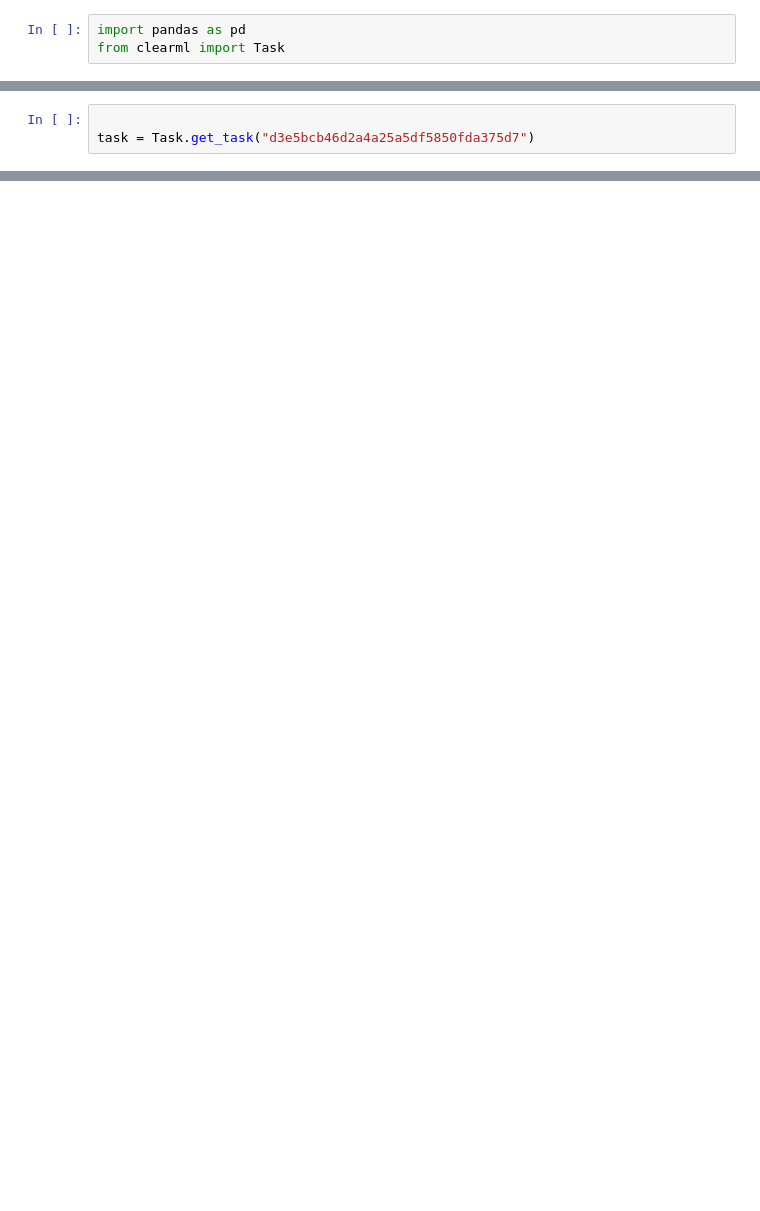
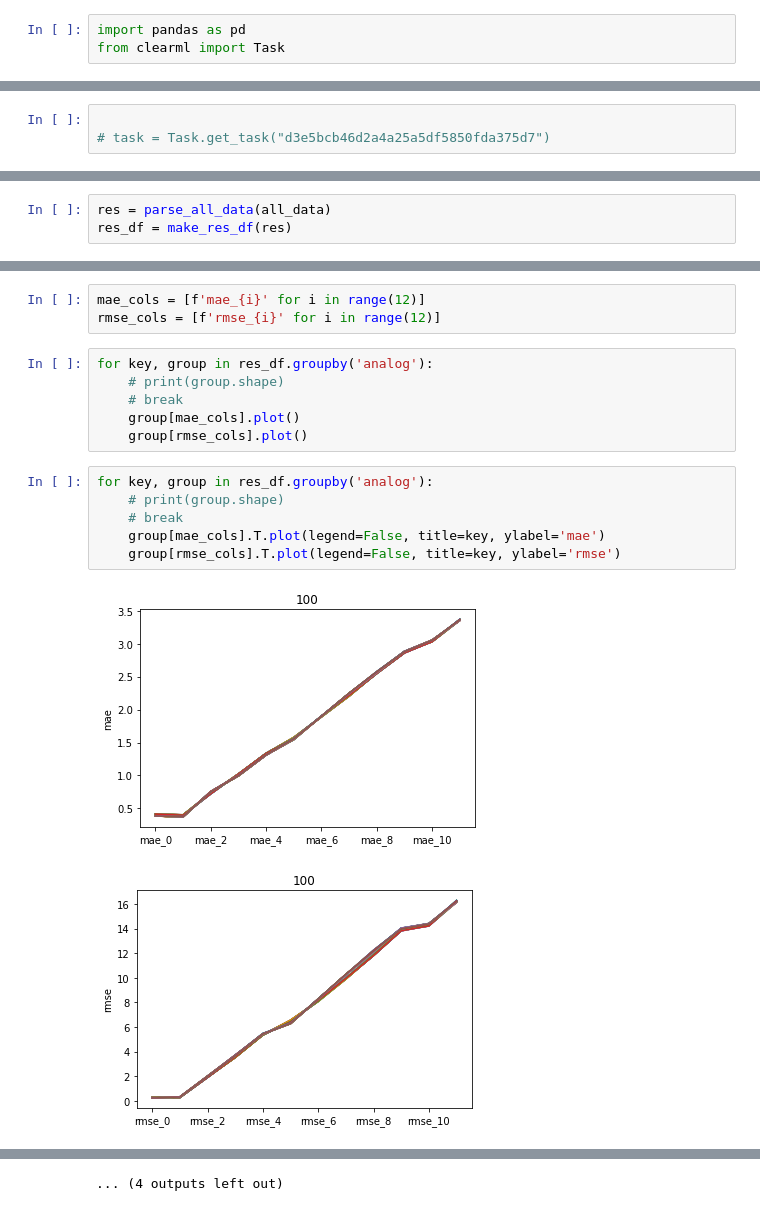
Before and after one commit to srzhn/chikchirik, a Jupyter notebook: get_staticstics.ipynb, the cells around one changed output, grey strips where cells are left out. Saved outputs shown, nothing was run; the diff lists cells and outputs as text; blank space fills up the shorter version.

```diff
--- a/get_staticstics.ipynb
+++ b/get_staticstics.ipynb
@@ -7,5 +15,5 @@ task_ids = Task.query_tasks(project_name='zra/0407')
 # task = Task.get_task(task_id)
 # %%
 
-task = Task.get_task("d3e5bcb46d2a4a25a5df5850fda375d7")
+# task = Task.get_task("d3e5bcb46d2a4a25a5df5850fda375d7")
 # %%
@@ -49,0 +88,3 @@ Error:
+# %%
+res = parse_all_data(all_data)
+res_df = make_res_df(res)
@@ -49,0 +107,18 @@ Error:
+# %%
+mae_cols = [f'mae_{i}' for i in range(12)]
+rmse_cols = [f'rmse_{i}' for i in range(12)]
+# %%
+for key, group in res_df.groupby('analog'):
+    # print(group.shape)
+    # break
+    group[mae_cols].plot()
+    group[rmse_cols].plot()
+# %%
+for key, group in res_df.groupby('analog'):
+    # print(group.shape)
+    # break
+    group[mae_cols].T.plot(legend=False, title=key, ylabel='mae')
+    group[rmse_cols].T.plot(legend=False, title=key, ylabel='rmse')
+# %% [output]
+[figure, added]
+[figure, added]
@@ -49,0 +135 @@ Error:
+... (4 outputs left out)
```
Also changed, not shown: parts of 25 cells of this notebook, 5 other files.
